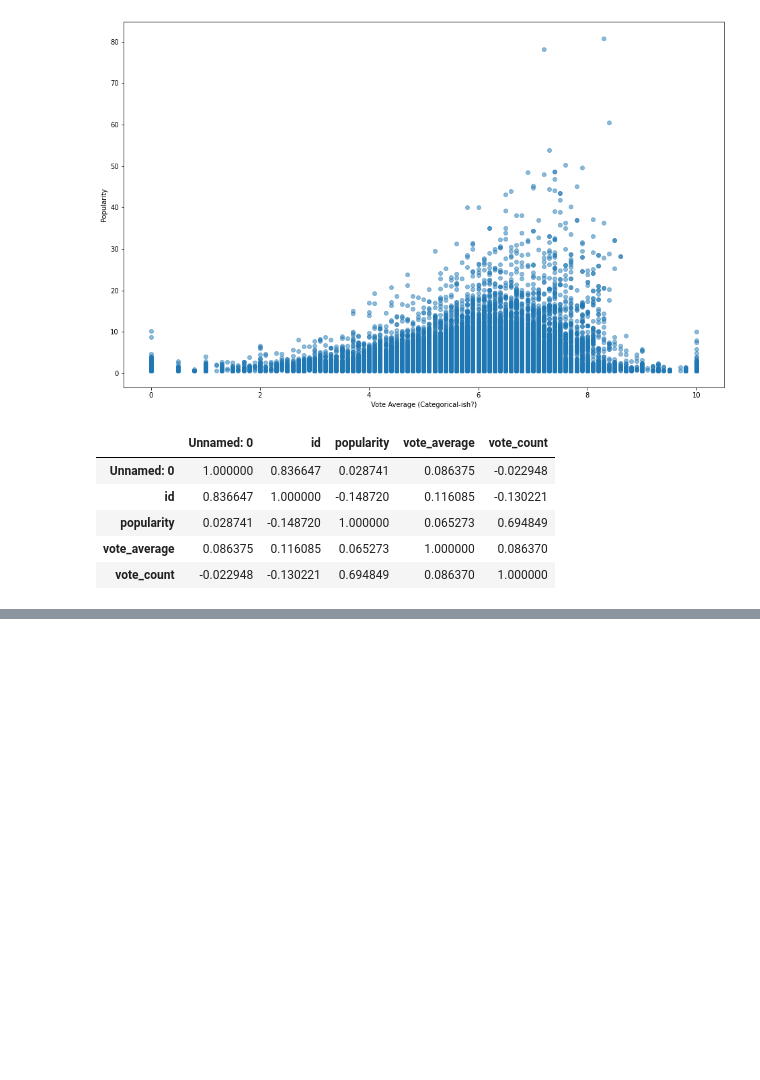
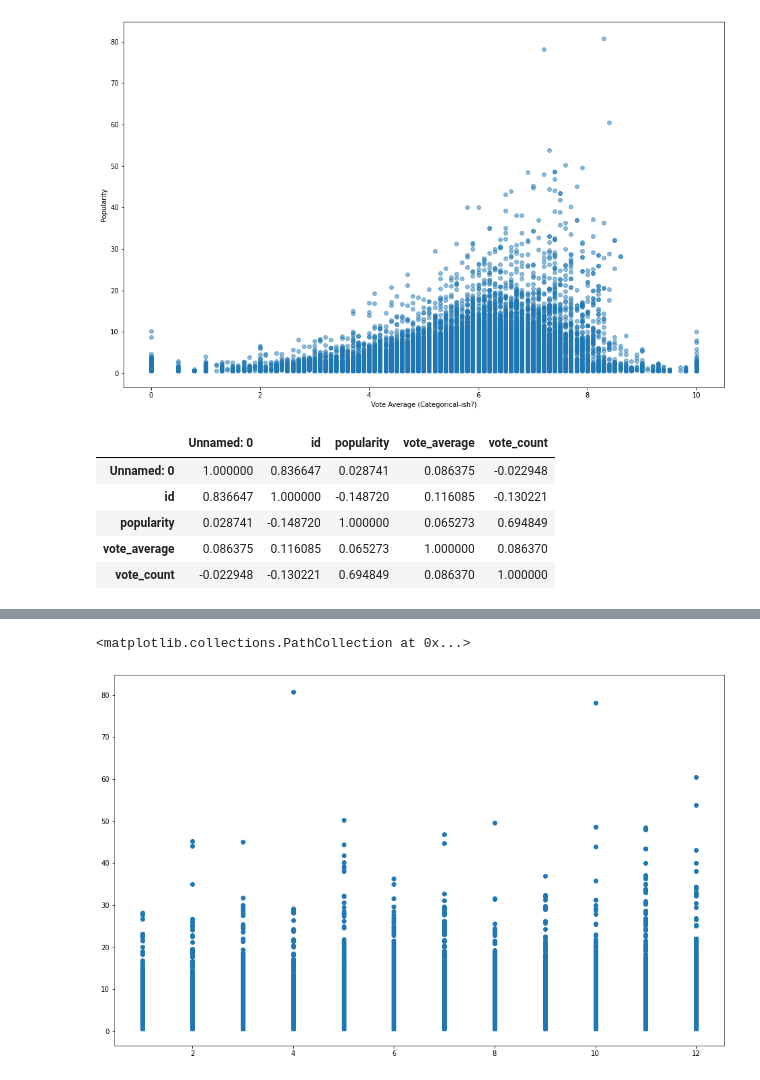
Before and after one commit to KPMcDonough49/dsc-phase-1-project, a Jupyter notebook: vc_working_notebooks/tmdb_cleaning.ipynb, the cells around one changed output, grey strips where cells are left out. Drawn from its saved outputs; the diff is of its cells as text; code cells hidden in the pictures; blank space fills up the shorter version.

```diff
--- a/vc_working_notebooks/tmdb_cleaning.ipynb
+++ b/vc_working_notebooks/tmdb_cleaning.ipynb
@@ -64,3 +65,7 @@ df.corr(method='pearson')
 | vote_count | -0.022948 | -0.130221 | 0.694849 | 0.086370 | 1.000000 |
 # %%
 #Next things to test: correlation between popularity and release month/date, correlation between language and popularity
+# %%
+import datetime
+df['release_date'] = pd.to_datetime(df['release_date'])
+df['release_date']
@@ -66,0 +85,4 @@ df.corr(method='pearson')
+# %%
+#separating the dataset into months
+df['month'] = df['release_date'].dt.month
+df['month']
@@ -66,0 +102,11 @@ df.corr(method='pearson')
+# %%
+#checking popularity by month
+fig, ax = plt.subplots(figsize=(16,10))
+
+x = df['month']
+y = df['popularity']
+
+ax.scatter(x, y)
+# %% [output]
+<matplotlib.collections.PathCollection at 0x...>
+[figure, added]
```
Also changed, not shown: parts of 3 cells of this notebook, 12 other files.
